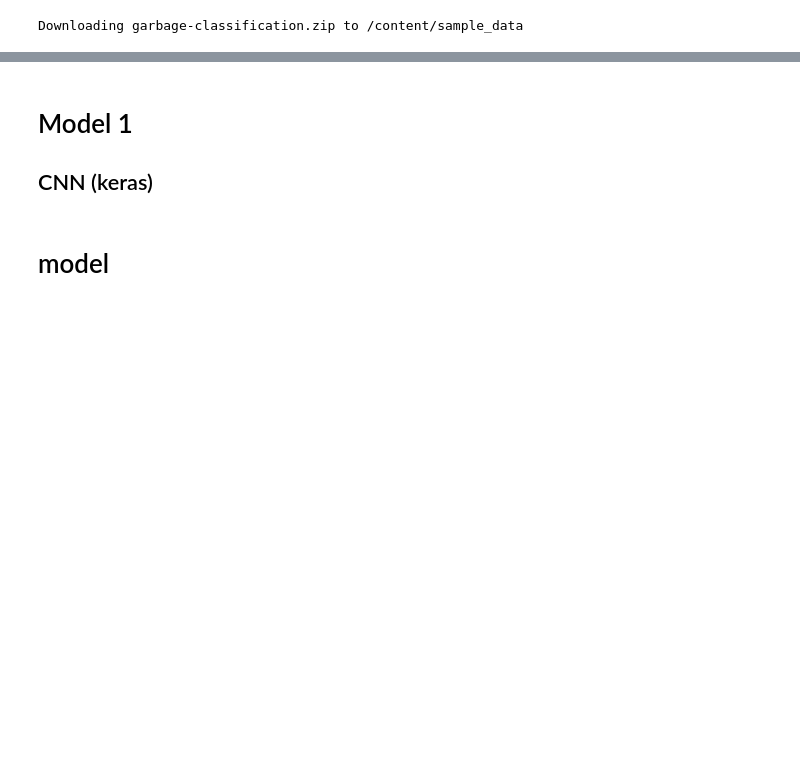
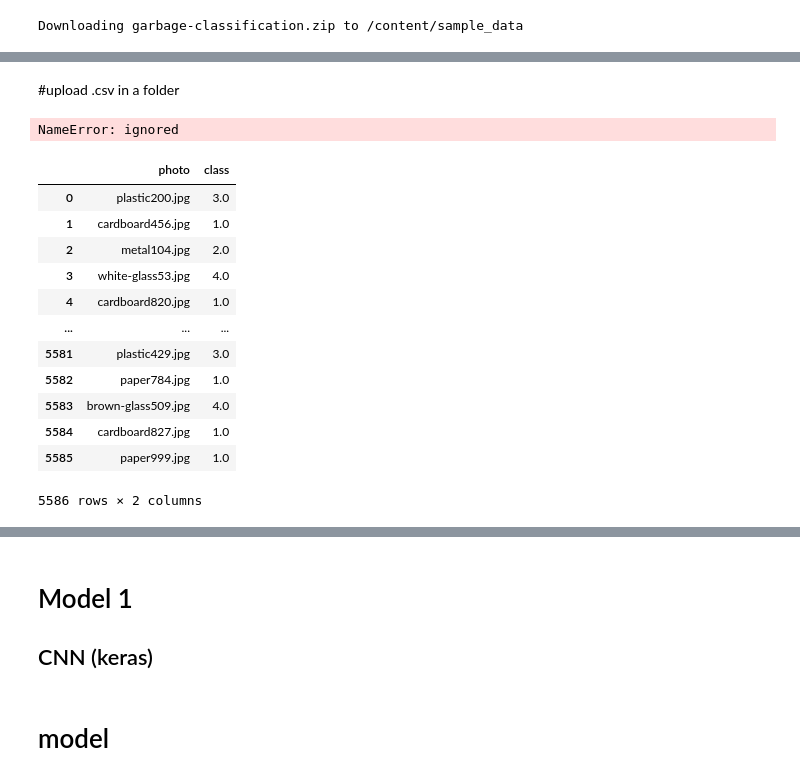
Before and after one commit to ErikaFur/GarbageSorter, a Jupyter notebook: model.ipynb, the cells around one changed output, grey strips where cells are left out. Drawn from its saved outputs; the diff is of its cells as text; code cells hidden in the pictures; blank space fills up the shorter version.

```diff
--- a/model.ipynb
+++ b/model.ipynb
@@ -127,0 +161,24 @@ valTxt = "one-indexed-files-notrash_val.txt"
+# %% [markdown]
+#upload .csv in a folder
+# %%
+files.upload()
+# %% [output]
+NameError: ignored
+# %%
+import pandas as pd
+df = pd.read_csv("preprocessed_data.csv")
+df
+# %% [output]
+|  | photo | class |
+| 0 | plastic200.jpg | 3.0 |
+| 1 | cardboard456.jpg | 1.0 |
+| 2 | metal104.jpg | 2.0 |
+| 3 | white-glass53.jpg | 4.0 |
+| 4 | cardboard820.jpg | 1.0 |
+| ... | ... | ... |
+| 5581 | plastic429.jpg | 3.0 |
+| 5582 | paper784.jpg | 1.0 |
+| 5583 | brown-glass509.jpg | 4.0 |
+| 5584 | cardboard827.jpg | 1.0 |
+| 5585 | paper999.jpg | 1.0 |
+5586 rows × 2 columns
```
Also changed, not shown: parts of 36 cells of this notebook.
